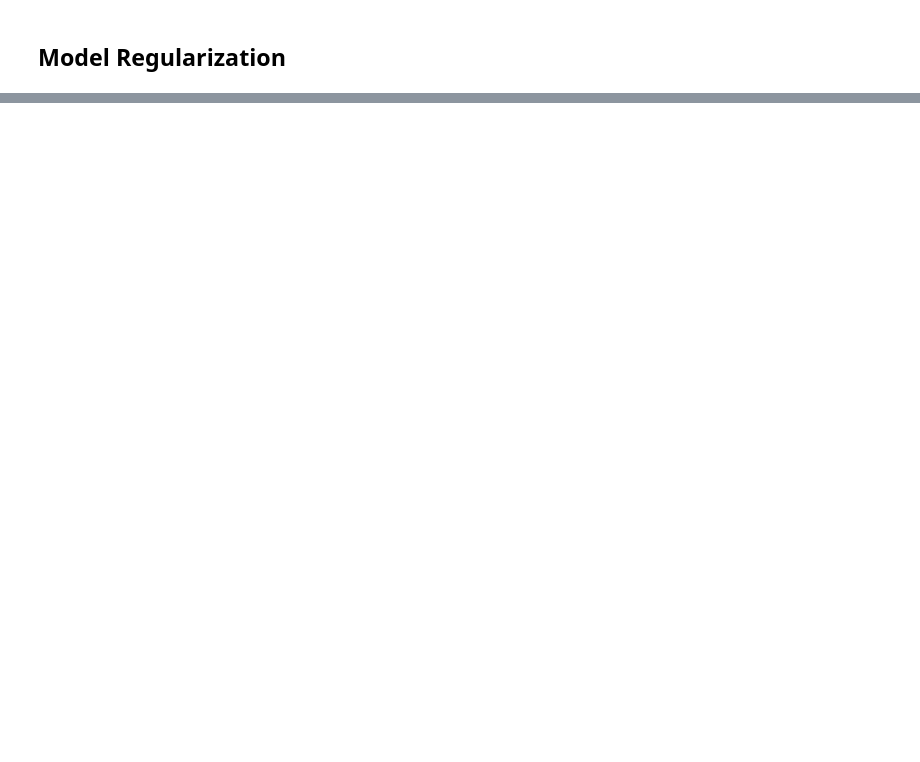
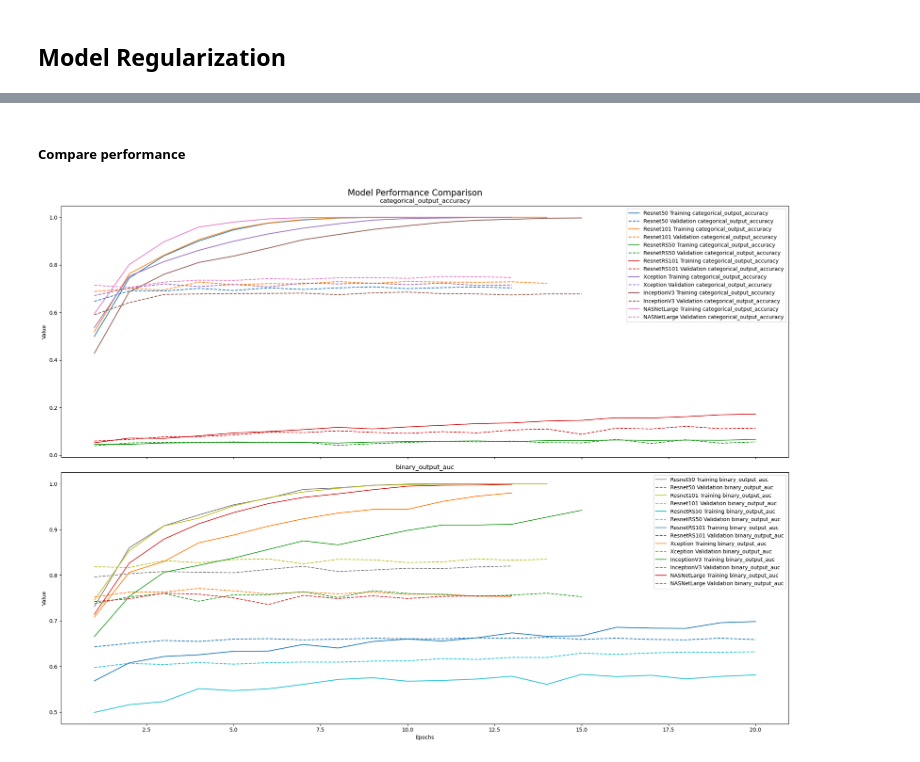
Before and after one commit to Bunchango/DL_Assign_1, a Jupyter notebook: Assignment_1.ipynb, the cells around one changed output, grey strips where cells are left out. Drawn from its saved outputs; the diff is of its cells as text; code cells hidden in the pictures; blank space fills up the shorter version.

```diff
--- a/Assignment_1.ipynb
+++ b/Assignment_1.ipynb
@@ -1144,0 +936,2 @@ test_model.evaluate(test_ds)
+# %%
+inceptionV3_history = inceptionV3.fit(train_ds, epochs=20, callbacks=get_cbs(), validation_data=test_ds)
@@ -1144,0 +958,3 @@ test_model.evaluate(test_ds)
+# %%
+nasnet, nasnet_base = create_model_with_backbone(tf.keras.applications.NASNetLarge)
+nasnet.summary()
@@ -1144,0 +979,2 @@ test_model.evaluate(test_ds)
+# %%
+nasnet_history = nasnet.fit(train_ds, epochs=20, callbacks=get_cbs(), validation_data=test_ds)
@@ -1144,0 +999,39 @@ test_model.evaluate(test_ds)
+# %% [markdown]
+##### Compare performance
+# %%
+def plot_histories(histories, labels):
+    # Check that the number of histories matches the number of labels
+    assert len(histories) == len(labels), "The number of histories and labels must match."
+
+    # Define metrics to plot
+    metrics = ['categorical_output_accuracy', 'binary_output_auc']
+    val_metrics = ['val_categorical_output_accuracy', 'val_binary_output_auc']
+
+    # Create subplots
+    fig, axs = plt.subplots(len(metrics), 1, figsize=(20, 15), sharex=True)
+    fig.suptitle('Model Performance Comparison', fontsize=16)
+
+    # Define a color cycle with distinct colors
+    colors = cycle(plt.cm.tab10.colors)  # Tab10 colormap provides 10 distinct colors
+
+    for i, metric in enumerate(metrics):
+        for j, history in enumerate(histories):
+            color = next(colors)
+            epochs = range(1, len(history.history[metric]) + 1)
+            axs[i].plot(epochs, history.history[metric], label=f'{labels[j]} Training {metric}', color=color)
+            axs[i].plot(epochs, history.history[val_metrics[i]], label=f'{labels[j]} Validation {metric}', color=color, linestyle='--')
+        axs[i].set_title(metric)
+        axs[i].set_ylabel('Value')
+        axs[i].legend()
+
+    axs[-1].set_xlabel('Epochs')
+    plt.tight_layout()
+    plt.subplots_adjust(top=0.95)  # Adjust top to make room for the suptitle
+    plt.show()
+# %%
+histories = [resnet50_history, resnet101_history, resnetRS50_history, resnetRS101_history, xception_history, inceptionV3_history, nasnet_history]
+labels = ['Resnet50', 'Resnet101', 'ResnetRS50', 'ResnetRS101', 'Xception', 'InceptionV3', 'NASNetLarge']
+
+plot_histories(histories, labels)
+# %% [output]
+[figure, added]
```
Also changed, not shown: parts of 141 cells of this notebook, 2 other files.
